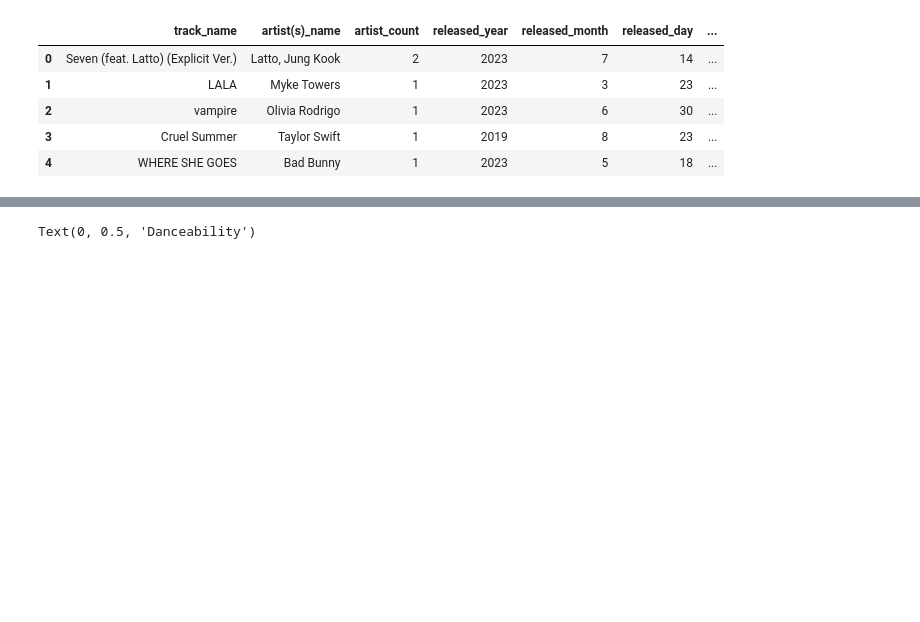
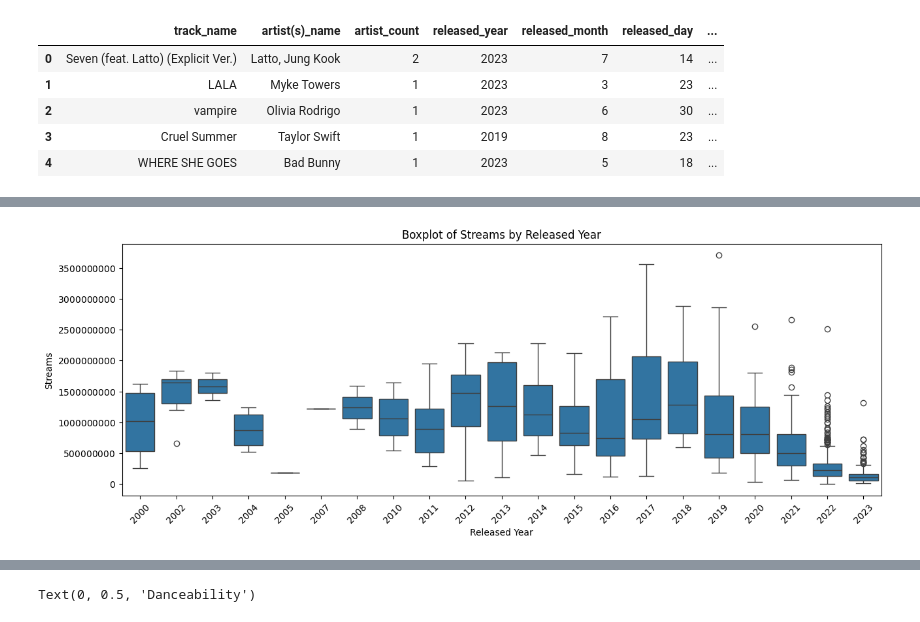
Before and after one commit to bez2662/Spotify_visualization, a Jupyter notebook: spotify.ipynb, the cells around one changed output, grey strips where cells are left out. Cells and saved outputs as stored; diff of their text form; code cells hidden in the pictures; blank space fills up the shorter version.

```diff
--- a/spotify.ipynb
+++ b/spotify.ipynb
@@ -65,0 +91,15 @@ df.head()
+# %%
+import matplotlib.ticker as ticker
+df_recent = df[df['released_year'] >= 2000]
+plt.figure(figsize=(15, 5))
+sns.boxplot(x='released_year', y='streams', data=df_recent)
+plt.title('Boxplot of Streams by Released Year')
+formatter = ticker.ScalarFormatter(useMathText=True)
+formatter.set_scientific(False)
+plt.gca().yaxis.set_major_formatter(formatter)
+plt.xticks(rotation = 45)
+plt.xlabel('Released Year')
+plt.ylabel('Streams')
+plt.show()
+# %% [output]
+[figure, added]
```
Also changed, not shown: parts of 5 cells of this notebook.
